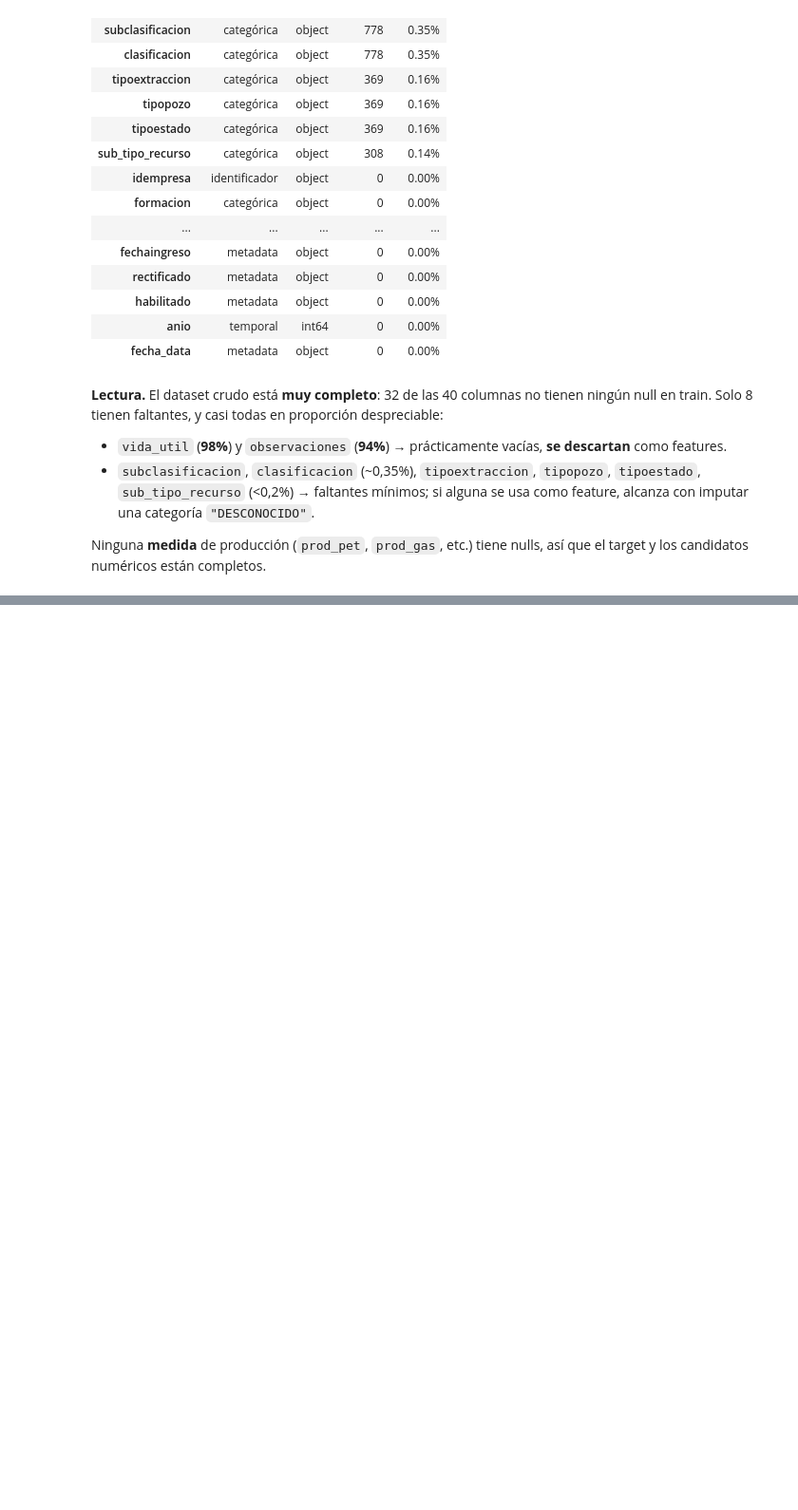
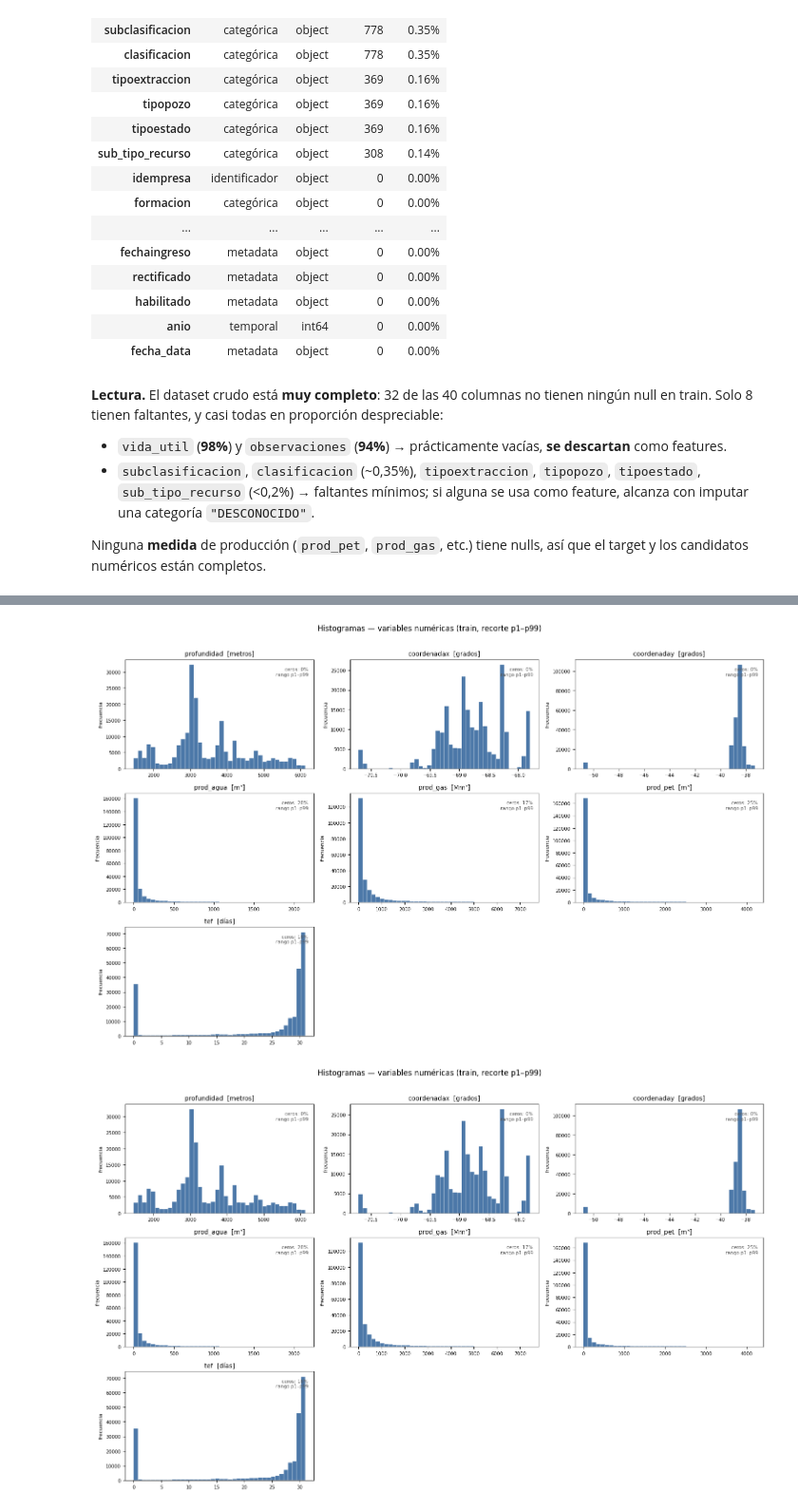
Before and after one commit to tommycass/oil-production-forecasting-platform, a Jupyter notebook: notebooks/03_feature_engineering.ipynb, the cells around one changed output, grey strips where cells are left out. Shown at 95% size. Cells and saved outputs as stored; diff of their text form; code cells hidden in the pictures; blank space fills up the shorter version.

Commit message:
feat(ml): histogramas/frecuencias del EDA + decisión de inputs del modelo

```diff
--- a/notebooks/03_feature_engineering.ipynb
+++ b/notebooks/03_feature_engineering.ipynb
@@ -148,0 +196,5 @@ Ninguna **medida** de producción (`prod_pet`, `prod_gas`, etc.) tiene nulls, as
+# %%
+eda.plot_numeric_histograms(train)
+# %% [output]
+[figure, added]
+[figure, added]
```
Also changed, not shown: parts of 9 cells of this notebook, 1 other file.
